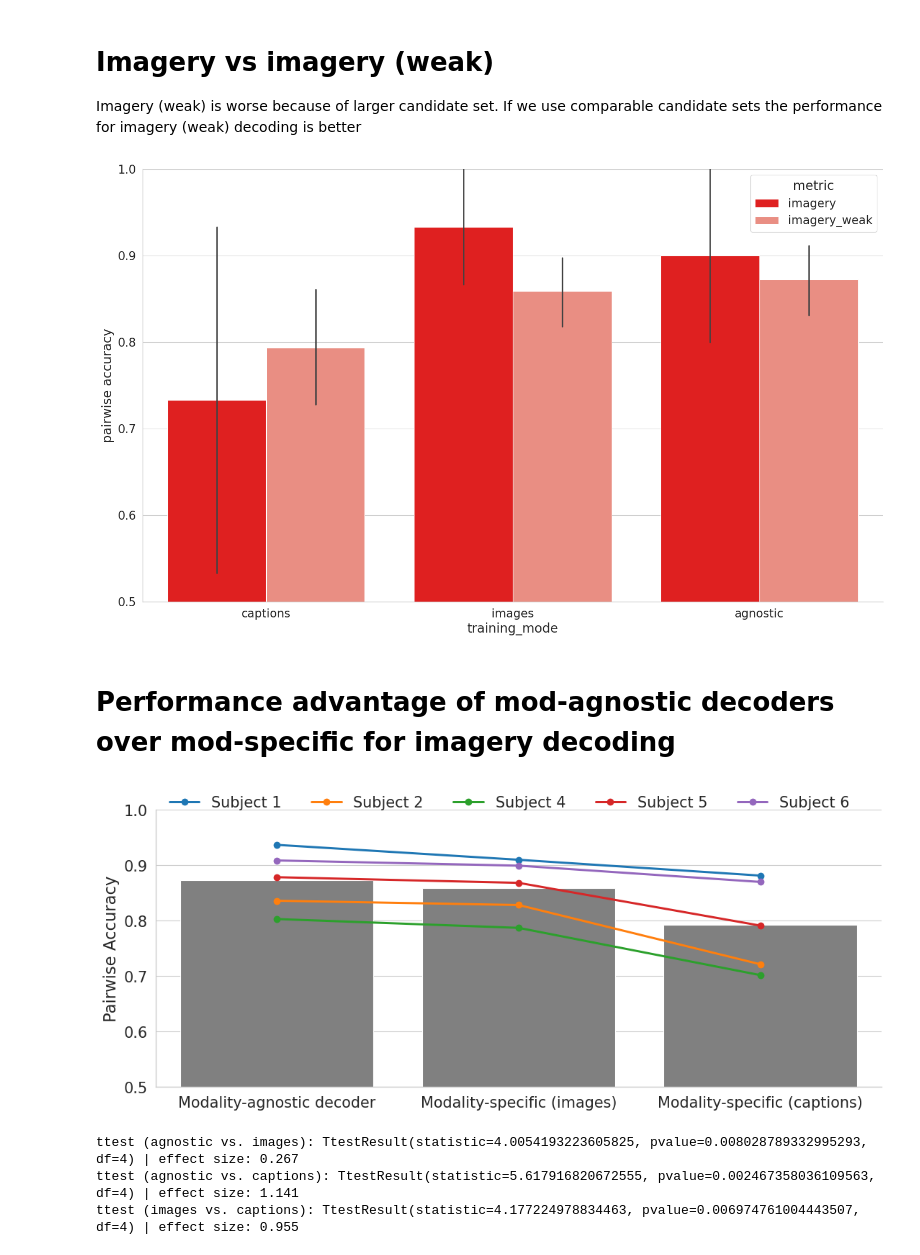
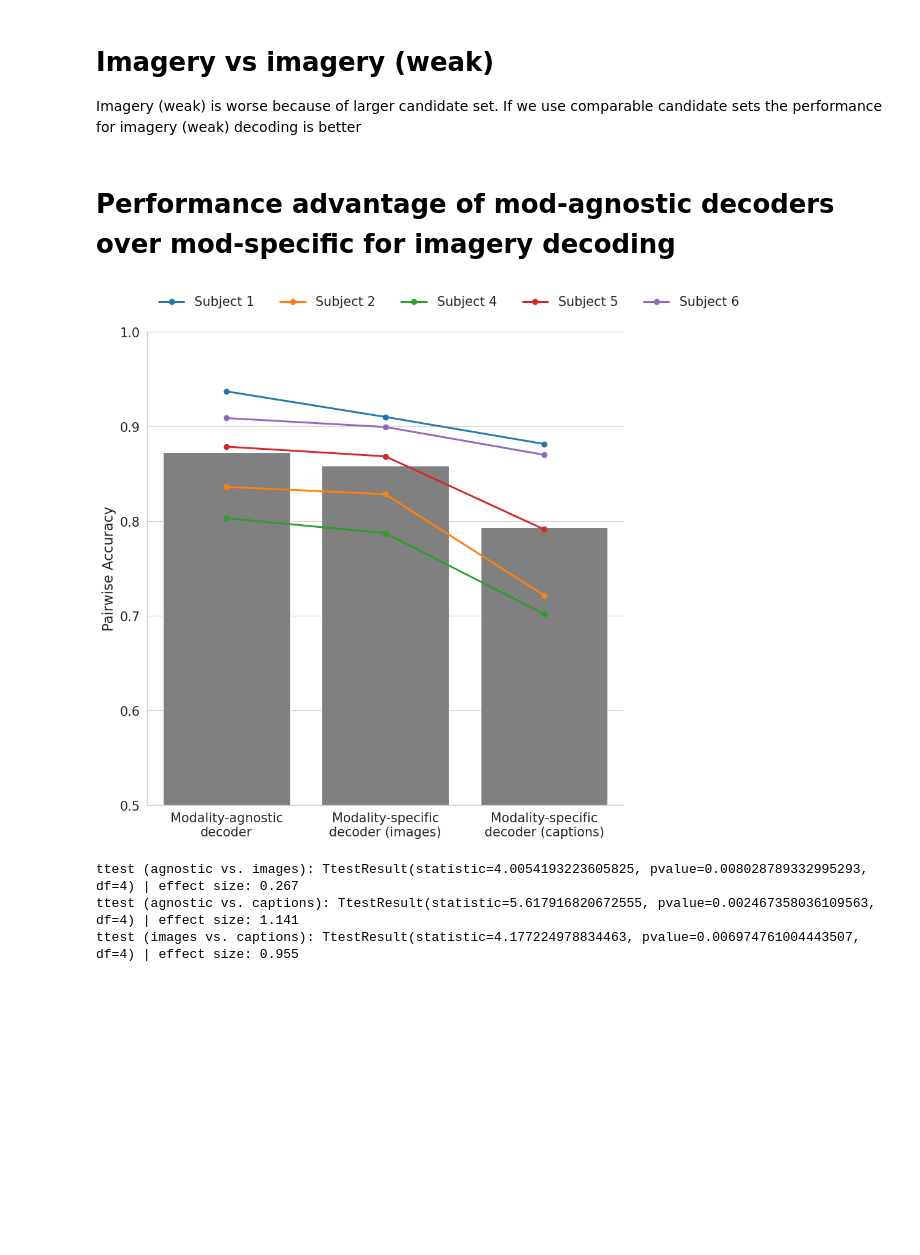
Before and after one commit to mitjanikolaus/multimodal_decoding, a Jupyter notebook: notebooks/analysis_imagery.ipynb, the cells around one changed output. Cells and saved outputs as stored; diff of their text form; code cells hidden in the pictures; blank space fills up the shorter version.

```diff
--- a/notebooks/analysis_imagery.ipynb
+++ b/notebooks/analysis_imagery.ipynb
@@ -96,23 +97,21 @@ assert len(filtered) == expected_len, filtered
 # Imagery vs imagery (weak)
 Imagery (weak) is worse because of larger candidate set. If we use comparable candidate sets the performance for imagery (weak) decoding is better
 # %%
-to_plot = filtered.copy()
+# to_plot = filtered.copy()
 
-ORDER = ['captions', 'images', 'agnostic']
-HUE_ORDER = ['imagery', 'imagery_weak']
-PALETTE = ['red', 'salmon']
-# sns.set(font_scale=1.3)
-plt.figure(figsize=(17,10))
-# plt.title('imagery decoding', y=0.95, fontsize=20)
+# ORDER = ['captions', 'images', 'agnostic']
+# HUE_ORDER = ['imagery', 'imagery_weak']
+# PALETTE = ['red', 'salmon']
+# # sns.set(font_scale=1.3)
+# plt.figure(figsize=(17,10))
+# # plt.title('imagery decoding', y=0.95, fontsize=20)
 
-ax = sns.barplot(data=to_plot, x="training_mode", y="value", hue="metric", order=ORDER, hue_order=HUE_ORDER, palette=PALETTE)
-plt.ylabel('pairwise accuracy')
-plt.ylim((0.5, 1))
-sns.despine()
-plt.savefig(os.path.join(RESULTS_DIR, f"imagery_vs_imagery_weak.png"), bbox_inches='tight', pad_inches=0, dpi=300)
-plt.show()
+# ax = sns.barplot(data=to_plot, x="training_mode", y="value", hue="metric", order=ORDER, hue_order=HUE_ORDER, palette=PALETTE)
+# plt.ylabel('pairwise accuracy')
+# plt.ylim((0.5, 1))
+# sns.despine()
+# plt.savefig(os.path.join(RESULTS_DIR, f"imagery_vs_imagery_weak.png"), bbox_inches='tight', pad_inches=0, dpi=300)
+# plt.show()
-# %% [output]
-[figure, removed]
 # %% [markdown]
 # Performance advantage of mod-agnostic decoders over mod-specific for imagery decoding
 # %%
@@ -137,30 +136,33 @@ def decoder_for_plotting(data):
 # %%
 to_plot = filtered.copy()
 
 DECODER_TYPES = ['Modality-agnostic decoder', 'Modality-specific (images)', 'Modality-specific (captions)']
 METRICS = ['imagery_weak']
-plt.figure(figsize=(13,5))
+# plt.figure(figsize=(13,5))
+plt.figure(figsize=(10,10))
 to_plot['subject'] = subjects_for_plotting(to_plot)
 to_plot['decoder_type'] = decoder_for_plotting(to_plot)
 
 to_plot = to_plot[to_plot.metric.isin(METRICS)]
 to_plot = to_plot[to_plot.decoder_type.isin(DECODER_TYPES)]
 
 sns.set_style("whitegrid")
 sns.set_context("paper", font_scale=1.7)
 
 ax = sns.barplot(data=to_plot, x="decoder_type", y="value", order=DECODER_TYPES, errorbar=None, color='gray')
 ax = sns.pointplot(data=to_plot, x="decoder_type", y="value", order=DECODER_TYPES, hue="subject")
 lgd = ax.legend(loc='upper left', ncols=5, title='', bbox_to_anchor=(0,1.1), frameon=False)
 # lgd.get_frame().set_linewidth(0.0)
 
 plt.ylabel('Pairwise Accuracy')
 plt.xlabel('')
 plt.ylim((0.5, 1))
 sns.despine()
+# plt.xticks(rotation=90)
+ax.set_xticklabels(['Modality-agnostic\ndecoder', 'Modality-specific\ndecoder (images)', 'Modality-specific\ndecoder (captions)'])
 plt.savefig(os.path.join(RESULTS_DIR, f"imagery_weak_decoding_decoder_comparison.png"), bbox_inches='tight', pad_inches=0, dpi=300)
 # %% [output]
-[figure, old version]
+[figure, new version]
 # %%
 from math import sqrt
 def cohend(x,y):
```
Also changed, not shown: parts of 4 cells of this notebook, 1 other file.
